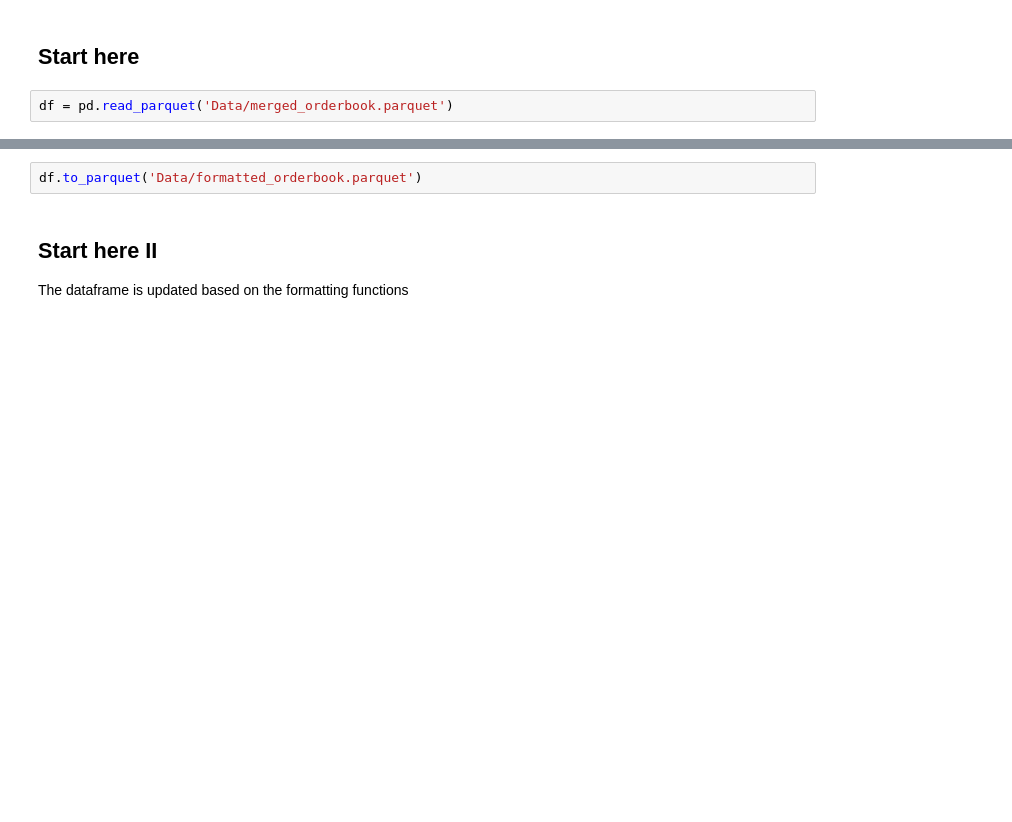
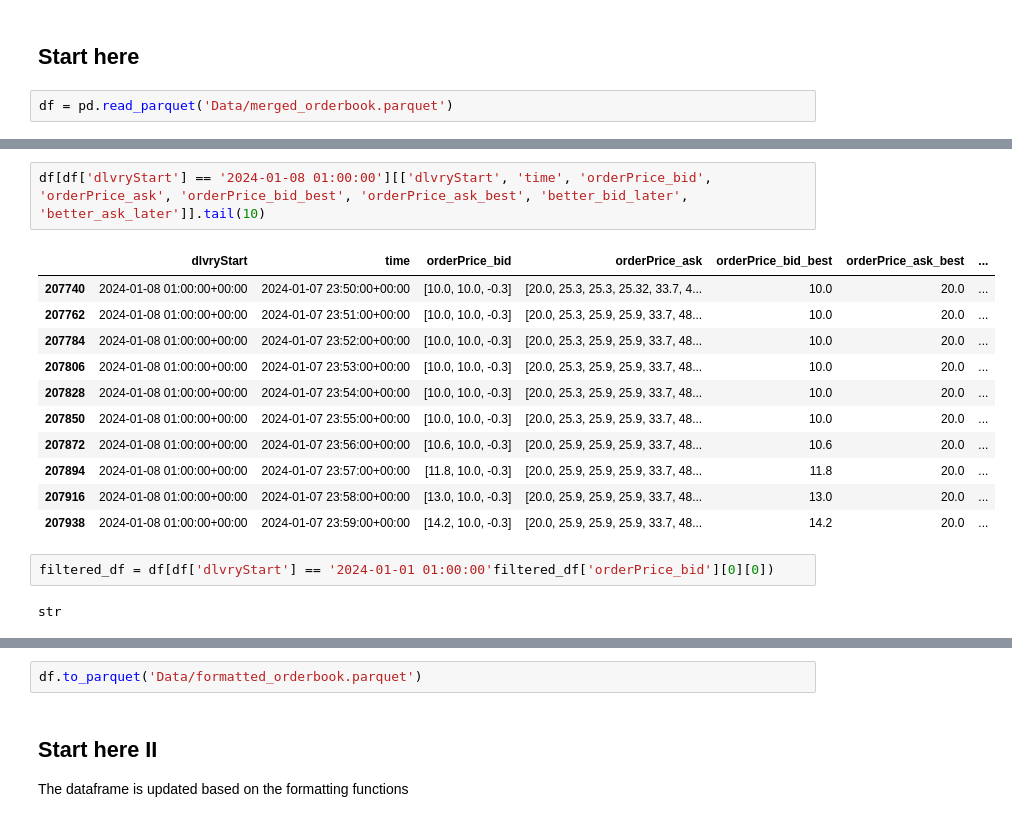
Before and after one commit to axelandreassen/Forecasting-ID-prices, a Jupyter notebook: DataPrep.ipynb, the cells around one changed output, grey strips where cells are left out. Cells and saved outputs as stored; diff of their text form; blank space fills up the shorter version.

```diff
--- a/DataPrep.ipynb
+++ b/DataPrep.ipynb
@@ -313,0 +310,18 @@ df.head(1)
+# %%
+df[df['dlvryStart'] == '2024-01-08 01:00:00'][['dlvryStart', 'time', 'orderPrice_bid', 'orderPrice_ask', 'orderPrice_bid_best', 'orderPrice_ask_best', 'better_bid_later', 'better_ask_later']].tail(10)
+# %% [output]
+|  | dlvryStart | time | orderPrice_bid | orderPrice_ask | orderPrice_bid_best | orderPrice_ask_best | ... |
+| 207740 | 2024-01-08 01:00:00+00:00 | 2024-01-07 23:50:00+00:00 | [10.0, 10.0, -0.3] | [20.0, 25.3, 25.3, 25.32, 33.7, 4... | 10.0 | 20.0 | ... |
+| 207762 | 2024-01-08 01:00:00+00:00 | 2024-01-07 23:51:00+00:00 | [10.0, 10.0, -0.3] | [20.0, 25.3, 25.9, 25.9, 33.7, 48... | 10.0 | 20.0 | ... |
+| 207784 | 2024-01-08 01:00:00+00:00 | 2024-01-07 23:52:00+00:00 | [10.0, 10.0, -0.3] | [20.0, 25.3, 25.9, 25.9, 33.7, 48... | 10.0 | 20.0 | ... |
+| 207806 | 2024-01-08 01:00:00+00:00 | 2024-01-07 23:53:00+00:00 | [10.0, 10.0, -0.3] | [20.0, 25.3, 25.9, 25.9, 33.7, 48... | 10.0 | 20.0 | ... |
+| 207828 | 2024-01-08 01:00:00+00:00 | 2024-01-07 23:54:00+00:00 | [10.0, 10.0, -0.3] | [20.0, 25.3, 25.9, 25.9, 33.7, 48... | 10.0 | 20.0 | ... |
+| 207850 | 2024-01-08 01:00:00+00:00 | 2024-01-07 23:55:00+00:00 | [10.0, 10.0, -0.3] | [20.0, 25.3, 25.9, 25.9, 33.7, 48... | 10.0 | 20.0 | ... |
+| 207872 | 2024-01-08 01:00:00+00:00 | 2024-01-07 23:56:00+00:00 | [10.6, 10.0, -0.3] | [20.0, 25.9, 25.9, 25.9, 33.7, 48... | 10.6 | 20.0 | ... |
+| 207894 | 2024-01-08 01:00:00+00:00 | 2024-01-07 23:57:00+00:00 | [11.8, 10.0, -0.3] | [20.0, 25.9, 25.9, 25.9, 33.7, 48... | 11.8 | 20.0 | ... |
+| 207916 | 2024-01-08 01:00:00+00:00 | 2024-01-07 23:58:00+00:00 | [13.0, 10.0, -0.3] | [20.0, 25.9, 25.9, 25.9, 33.7, 48... | 13.0 | 20.0 | ... |
+| 207938 | 2024-01-08 01:00:00+00:00 | 2024-01-07 23:59:00+00:00 | [14.2, 10.0, -0.3] | [20.0, 25.9, 25.9, 25.9, 33.7, 48... | 14.2 | 20.0 | ... |
+# %%
+filtered_df = df[df['dlvryStart'] == '2024-01-01 01:00:00'filtered_df['orderPrice_bid'][0][0])
+# %% [output]
+str
```
Also changed, not shown: parts of 30 cells of this notebook.
